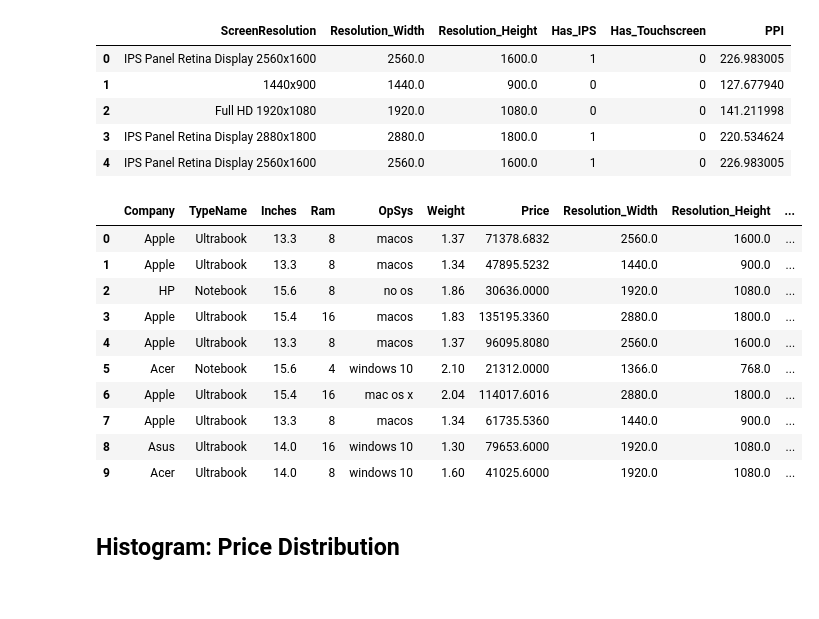
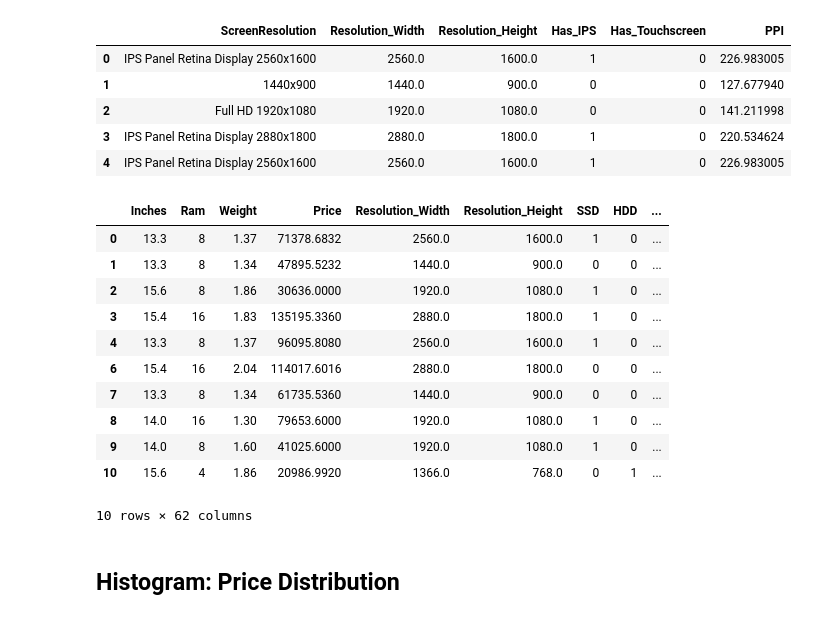
Before and after one commit to khoulaCode/machine-learning-code-orbit, a Jupyter notebook: team_members/From_Mariya/preprocessing_data.ipynb, the cells around one changed output. Drawn from its saved outputs; the diff is of its cells as text; code cells hidden in the pictures.

```diff
--- a/team_members/From_Mariya/preprocessing_data.ipynb
+++ b/team_members/From_Mariya/preprocessing_data.ipynb
@@ -303,26 +303,30 @@ df[["ScreenResolution", "Resolution_Width", "Resolution_Height", "Has_IPS", "Has
 # %%
 columns_to_drop = [
     "ScreenResolution",  # split into Resolution_Width, Resolution_Height, Has_IPS, Has_Touchscreen
     "Memory",            # split into SSD, HDD, Flash_Storage, Hybrid
     "Cpu",               # split into Cpu_Brand and Cpu_Speed
     "Gpu"                # split into Gpu_Brand
 ]
 # Drop the redundant columns
 df = df.drop(columns=columns_to_drop)
+df = pd.get_dummies(df, drop_first=True)
+df = df.dropna()
+
 # Display the cleaned dataframe
 df.head(10)
 # %% [output]
-|  | Company | TypeName | Inches | Ram | OpSys | Weight | Price | Resolution_Width | Resolution_Height | ... |
-| 0 | Apple | Ultrabook | 13.3 | 8 | macos | 1.37 | 71378.6832 | 2560.0 | 1600.0 | ... |
-| 1 | Apple | Ultrabook | 13.3 | 8 | macos | 1.34 | 47895.5232 | 1440.0 | 900.0 | ... |
-| 2 | HP | Notebook | 15.6 | 8 | no os | 1.86 | 30636.0000 | 1920.0 | 1080.0 | ... |
-| 3 | Apple | Ultrabook | 15.4 | 16 | macos | 1.83 | 135195.3360 | 2880.0 | 1800.0 | ... |
-| 4 | Apple | Ultrabook | 13.3 | 8 | macos | 1.37 | 96095.8080 | 2560.0 | 1600.0 | ... |
-| 5 | Acer | Notebook | 15.6 | 4 | windows 10 | 2.10 | 21312.0000 | 1366.0 | 768.0 | ... |
-| 6 | Apple | Ultrabook | 15.4 | 16 | mac os x | 2.04 | 114017.6016 | 2880.0 | 1800.0 | ... |
-| 7 | Apple | Ultrabook | 13.3 | 8 | macos | 1.34 | 61735.5360 | 1440.0 | 900.0 | ... |
-| 8 | Asus | Ultrabook | 14.0 | 16 | windows 10 | 1.30 | 79653.6000 | 1920.0 | 1080.0 | ... |
-| 9 | Acer | Ultrabook | 14.0 | 8 | windows 10 | 1.60 | 41025.6000 | 1920.0 | 1080.0 | ... |
+|  | Inches | Ram | Weight | Price | Resolution_Width | Resolution_Height | SSD | HDD | ... |
+| 0 | 13.3 | 8 | 1.37 | 71378.6832 | 2560.0 | 1600.0 | 1 | 0 | ... |
+| 1 | 13.3 | 8 | 1.34 | 47895.5232 | 1440.0 | 900.0 | 0 | 0 | ... |
+| 2 | 15.6 | 8 | 1.86 | 30636.0000 | 1920.0 | 1080.0 | 1 | 0 | ... |
+| 3 | 15.4 | 16 | 1.83 | 135195.3360 | 2880.0 | 1800.0 | 1 | 0 | ... |
+| 4 | 13.3 | 8 | 1.37 | 96095.8080 | 2560.0 | 1600.0 | 1 | 0 | ... |
+| 6 | 15.4 | 16 | 2.04 | 114017.6016 | 2880.0 | 1800.0 | 0 | 0 | ... |
+| 7 | 13.3 | 8 | 1.34 | 61735.5360 | 1440.0 | 900.0 | 0 | 0 | ... |
+| 8 | 14.0 | 16 | 1.30 | 79653.6000 | 1920.0 | 1080.0 | 1 | 0 | ... |
+| 9 | 14.0 | 8 | 1.60 | 41025.6000 | 1920.0 | 1080.0 | 1 | 0 | ... |
+| 10 | 15.6 | 4 | 1.86 | 20986.9920 | 1366.0 | 768.0 | 0 | 1 | ... |
+10 rows × 62 columns
 # %% [markdown]
 ## Histogram: Price Distribution
 # %%
```
Also changed, not shown: parts of 3 cells of this notebook.
